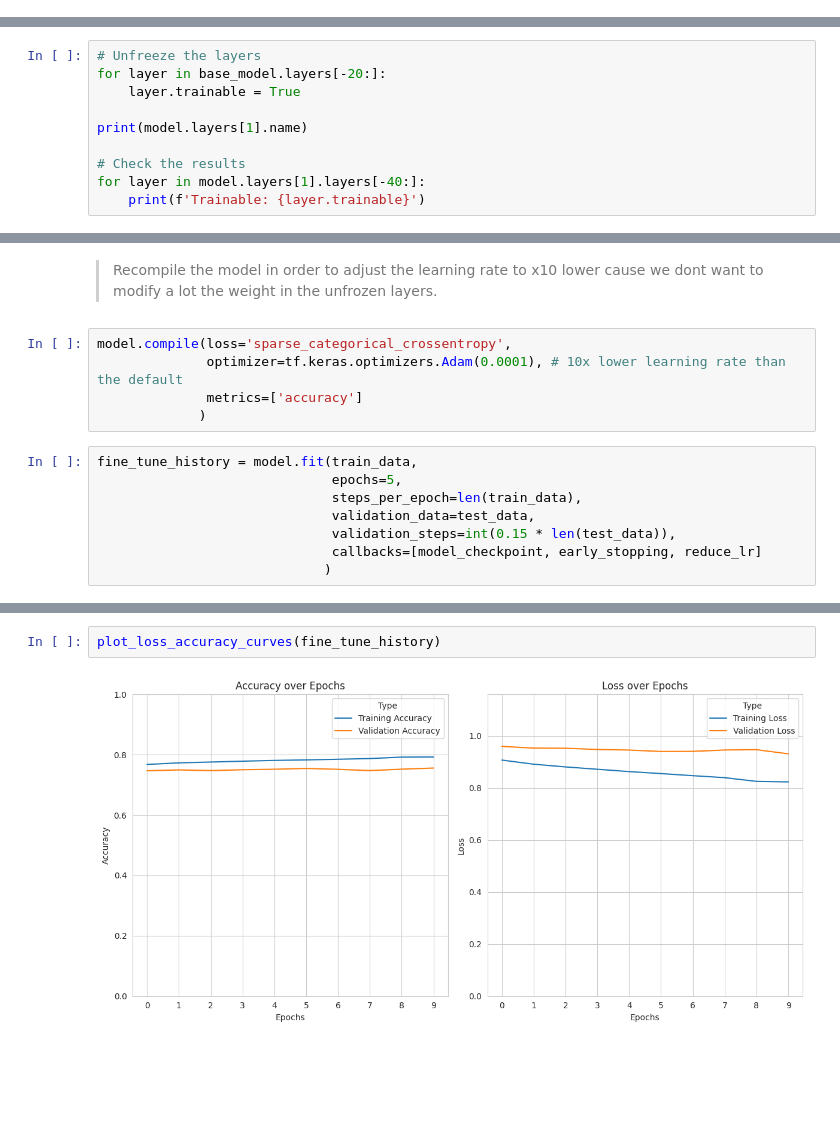
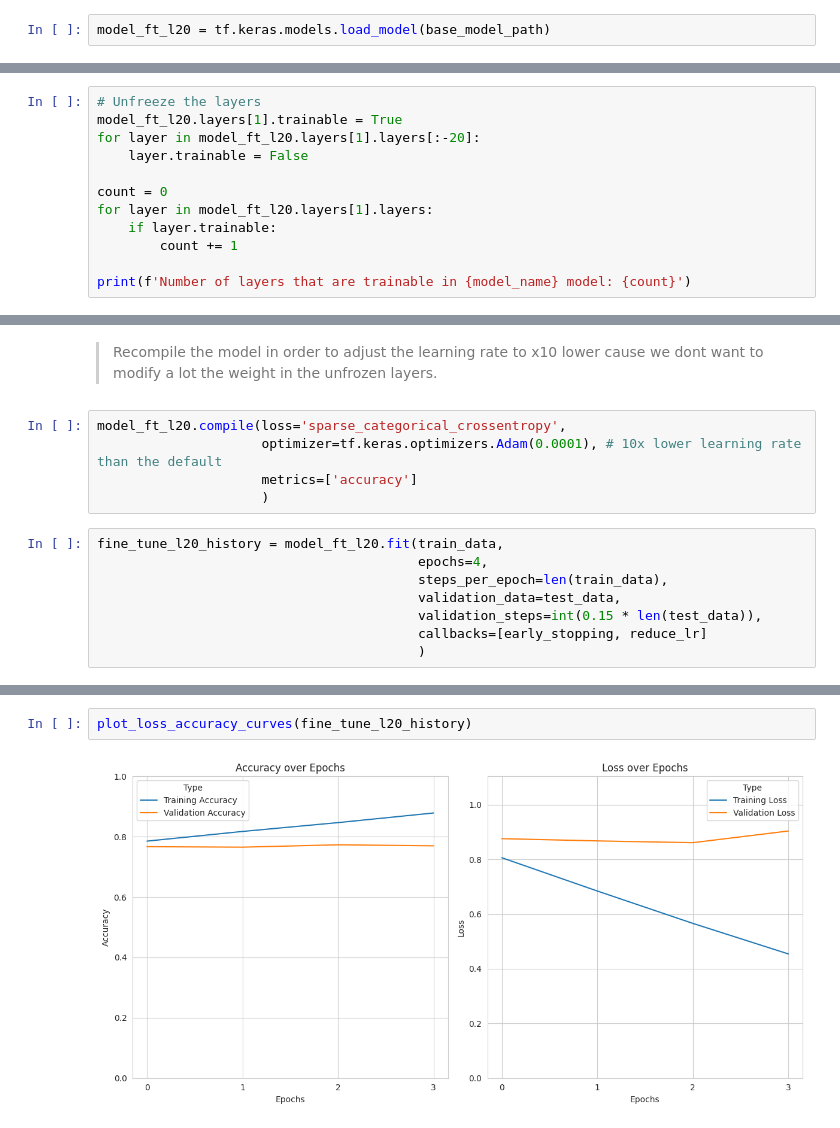
Before and after one commit to konstantinosmpouros/Jupyter_notebook, a Jupyter notebook: Food Vision 101/The food vision 101 project.ipynb, the cells around one changed output, grey strips where cells are left out. Drawn from its saved outputs; the diff is of its cells as text; blank space fills up the shorter version.

Commit message:
target accuracy surpassed

```diff
--- a/Food Vision 101/The food vision 101 project.ipynb
+++ b/Food Vision 101/The food vision 101 project.ipynb
@@ -490,0 +526,2 @@ model.evaluate(test_data)
+# %%
+model_ft_l20 = tf.keras.models.load_model(base_model_path)
@@ -492,14 +533,16 @@ model.evaluate(test_data)
 > Lets unfreeze the last layers of the model in order to train the layers that take the decisions of the efficientnet model.
 # %%
 # Unfreeze the layers
-for layer in base_model.layers[-20:]:
-    layer.trainable = True
+model_ft_l20.layers[1].trainable = True
+for layer in model_ft_l20.layers[1].layers[:-20]:
+    layer.trainable = False
 
-print(model.layers[1].name)
+count = 0
+for layer in model_ft_l20.layers[1].layers:
+    if layer.trainable:
+        count += 1
 
-# Check the results
-for layer in model.layers[1].layers[-40:]:
-    print(f'Trainable: {layer.trainable}')
+print(f'Number of layers that are trainable in {model_name} model: {count}')
 # %% [output]
 efficientnetv2-b0
 Trainable: False
@@ -521,16 +584,16 @@ Trainable: True
 # %% [markdown]
 > Recompile the model in order to adjust the learning rate to x10 lower cause we dont want to modify a lot the weight in the unfrozen layers.
 # %%
-model.compile(loss='sparse_categorical_crossentropy',
-              optimizer=tf.keras.optimizers.Adam(0.0001), # 10x lower learning rate than the default
-              metrics=['accuracy']
-             )
+model_ft_l20.compile(loss='sparse_categorical_crossentropy',
+                     optimizer=tf.keras.optimizers.Adam(0.0001), # 10x lower learning rate than the default
+                     metrics=['accuracy']
+                     )
 # %%
-fine_tune_history = model.fit(train_data,
-                              epochs=5,
-                              steps_per_epoch=len(train_data),
-                              validation_data=test_data,
-                              validation_steps=int(0.15 * len(test_data)),
-                              callbacks=[model_checkpoint, early_stopping, reduce_lr]
-                             )
+fine_tune_l20_history = model_ft_l20.fit(train_data,
+                                         epochs=4,
+                                         steps_per_epoch=len(train_data),
+                                         validation_data=test_data,
+                                         validation_steps=int(0.15 * len(test_data)),
+                                         callbacks=[early_stopping, reduce_lr]
+                                         )
 # %% [output]
@@ -554,4 +608,4 @@ Epoch 10/10
 # %%
-plot_loss_accuracy_curves(fine_tune_history)
+plot_loss_accuracy_curves(fine_tune_l20_history)
 # %% [output]
-[figure, old version]
+[figure, new version]
```
Also changed, not shown: parts of 59 cells of this notebook, 8 other files.
